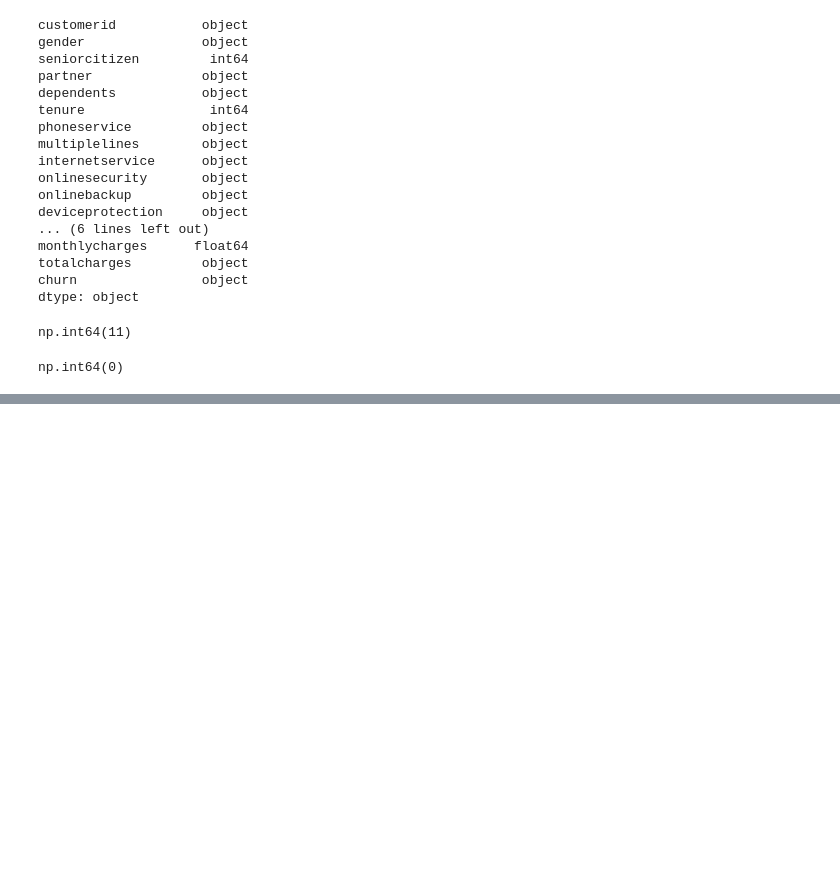
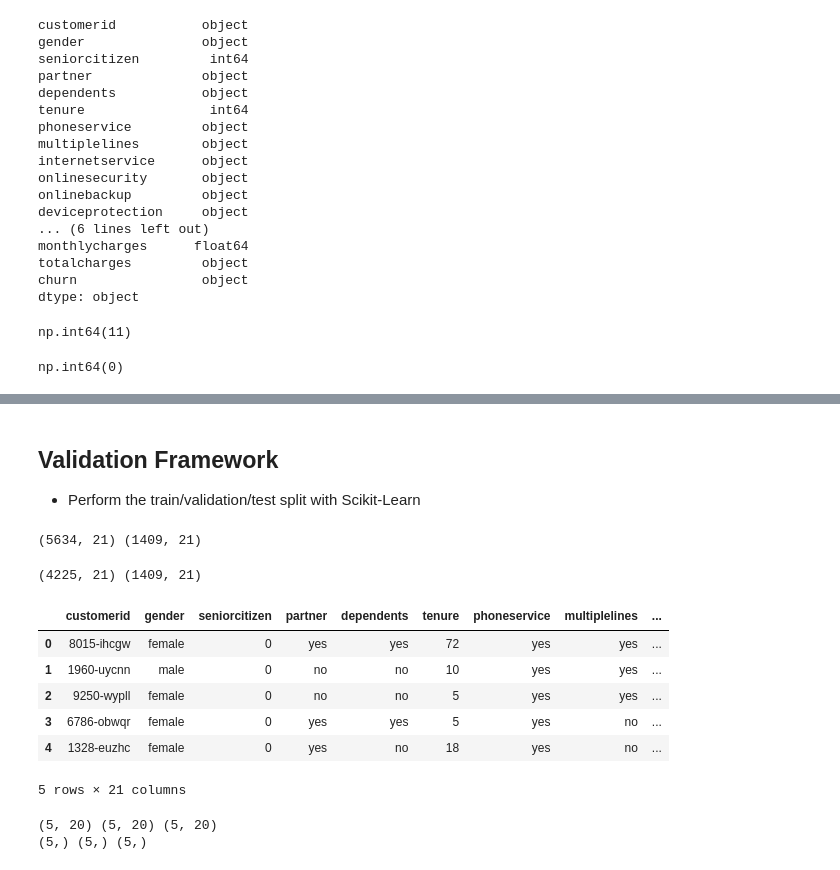
Before and after one commit to FerFilho23/Machine-Learning, a Jupyter notebook: datatalks/module-3/churn-prediction.ipynb, the cells around one changed output, grey strips where cells are left out. Drawn from its saved outputs; the diff is of its cells as text; code cells hidden in the pictures; blank space fills up the shorter version.

```diff
--- a/datatalks/module-3/churn-prediction.ipynb
+++ b/datatalks/module-3/churn-prediction.ipynb
@@ -156,2 +152,31 @@ df.churn
 7042    0
 Name: churn, Length: 7043, dtype: int64
+# %% [markdown]
+## Validation Framework
+
+- Perform the train/validation/test split with Scikit-Learn
+# %%
+# Split the data into train and test sets using scikit-learn
+df_fulltrain, df_test = train_test_split(df, test_size=0.2, random_state=1)
+print(df_fulltrain.shape, df_test.shape)
+# %% [output]
+(5634, 21) (1409, 21)
+# %%
+df_train, df_validation = train_test_split(df_fulltrain, test_size=0.25, random_state=1)
+print(df_train.shape, df_validation.shape)
+# %% [output]
+(4225, 21) (1409, 21)
+# %%
+df_fulltrain = df_fulltrain.reset_index(drop=True)
+df_train = df_train.head().reset_index(drop=True)
+df_validation = df_validation.head().reset_index(drop=True)
+df_test = df_test.head().reset_index(drop=True)
+df_train
+# %% [output]
+|  | customerid | gender | seniorcitizen | partner | dependents | tenure | phoneservice | multiplelines | ... |
+| 0 | 8015-ihcgw | female | 0 | yes | yes | 72 | yes | yes | ... |
+| 1 | 1960-uycnn | male | 0 | no | no | 10 | yes | yes | ... |
+| 2 | 9250-wypll | female | 0 | no | no | 5 | yes | yes | ... |
+| 3 | 6786-obwqr | female | 0 | yes | yes | 5 | yes | no | ... |
+| 4 | 1328-euzhc | female | 0 | yes | no | 18 | yes | no | ... |
+5 rows × 21 columns
@@ -157,0 +193,6 @@ Name: churn, Length: 7043, dtype: int64
+# %%
+print(df_train.shape, df_validation.shape, df_test.shape)
+print(y_train.shape, y_validation.shape, y_test.shape)
+# %% [output]
+(5, 20) (5, 20) (5, 20)
+(5,) (5,) (5,)
```
Also changed, not shown: parts of 28 cells of this notebook.
